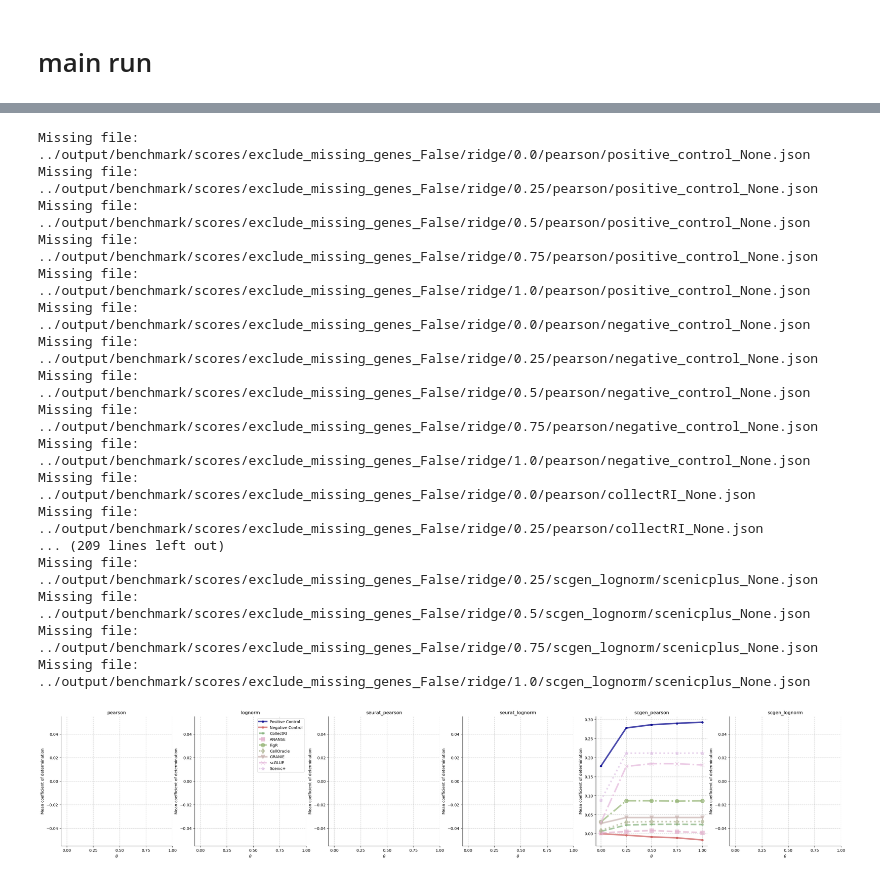
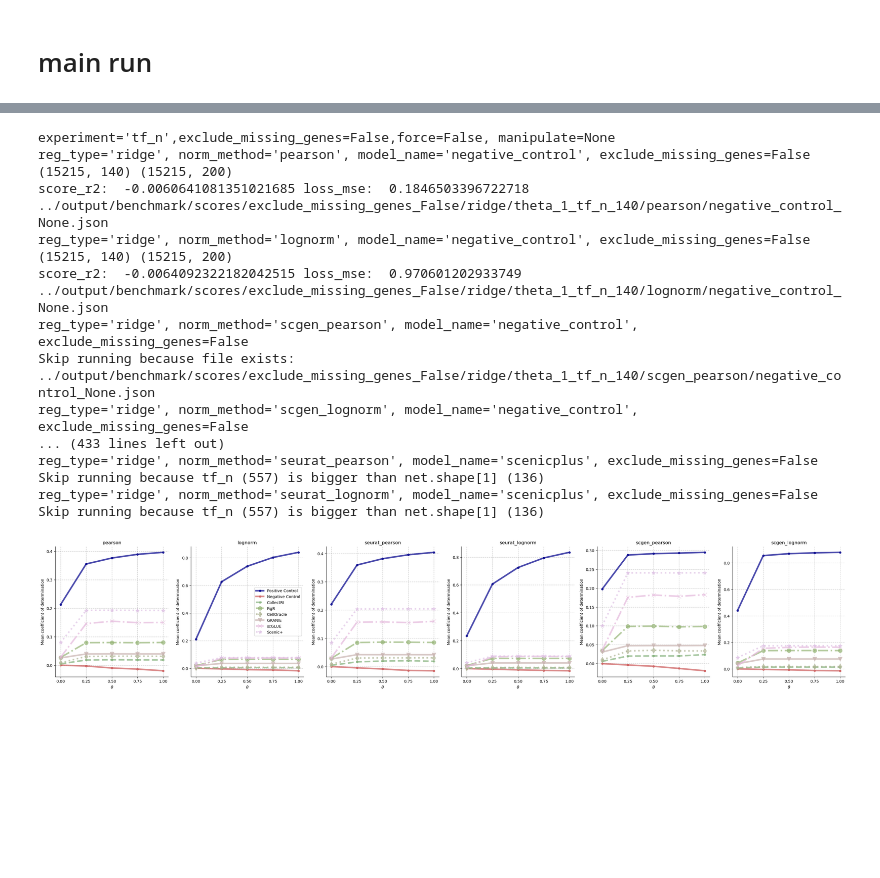
Before and after one commit to janursa/grn_benchmark, a Jupyter notebook: notebooks/first-validation.ipynb, the cells around one changed output, grey strips where cells are left out. Saved outputs shown, nothing was run; the diff lists cells and outputs as text; code cells hidden in the pictures; blank space fills up the shorter version.

```diff
--- a/notebooks/first-validation.ipynb
+++ b/notebooks/first-validation.ipynb
@@ -230,4 +361,37 @@ Missing file: ../output/benchmark/scores/exclude_missing_genes_False/ridge/1.0/l
+# %%
+# EXPERIMENT: different tfs_n
+experiment='tf_n'
+!python regression.py --experiment {experiment}
+# %% [output]
+experiment='tf_n',exclude_missing_genes=False,force=False, manipulate=None
+reg_type='ridge', norm_method='pearson', model_name='negative_control', exclude_missing_genes=False
+(15215, 140) (15215, 200)
+score_r2:  -0.0060641081351021685 loss_mse:  0.1846503396722718
+../output/benchmark/scores/exclude_missing_genes_False/ridge/theta_1_tf_n_140/pearson/negative_control_None.json
+reg_type='ridge', norm_method='lognorm', model_name='negative_control', exclude_missing_genes=False
+(15215, 140) (15215, 200)
+score_r2:  -0.0064092322182042515 loss_mse:  0.970601202933749
+../output/benchmark/scores/exclude_missing_genes_False/ridge/theta_1_tf_n_140/lognorm/negative_control_None.json
+reg_type='ridge', norm_method='scgen_pearson', model_name='negative_control', exclude_missing_genes=False
+Skip running because file exists:  ../output/benchmark/scores/exclude_missing_genes_False/ridge/theta_1_tf_n_140/scgen_pearson/negative_control_None.json
+reg_type='ridge', norm_method='scgen_lognorm', model_name='negative_control', exclude_missing_genes=False
+... (433 lines left out)
+reg_type='ridge', norm_method='seurat_pearson', model_name='scenicplus', exclude_missing_genes=False
+Skip running because tf_n (557) is bigger than net.shape[1] (136)
+reg_type='ridge', norm_method='seurat_lognorm', model_name='scenicplus', exclude_missing_genes=False
+Skip running because tf_n (557) is bigger than net.shape[1] (136)
 # %%
+# experiment with theta
+from regression import format_folder
+
+# SORTED_METHODS = ['positive_control', 'negative_control', 'collectRI', 'FigR', 'CellOracle', 'GRANIE', 'ANANSE', 'scGLUE', 'scenicplus']
+SORTED_METHODS = ['positive_control', 'negative_control', 'collectRI', 'figr', 'celloracle', 'granie', 'scglue', 'scenicplus']
+NORM_METHODS = ['pearson', 'lognorm', 'seurat_pearson', 'seurat_lognorm', 'scgen_pearson', 'scgen_lognorm']
+reg_type = 'ridge'
+tf_n = None
+
+work_dir, exclude_missing_genes, reg_type, theta, tf_n
+
 surrogate_names = {
     'CollectRI': 'CollectRI', 'collectRI':'CollectRI', 'collectRI_sign':'CollectRI-signs',
     'Scenic+': 'Scenic+', 'scenicplus':'Scenic+', 'scenicplus_sign': 'Scenic+-signs',
@@ -287,13 +451,9 @@ MARKERS = {
     'Negative Control': '.'
 }
 
-# SORTED_METHODS = ['positive_control', 'negative_control', 'collectRI', 'FigR', 'CellOracle', 'GRANIE', 'ANANSE', 'scGLUE', 'scenicplus']
-SORTED_METHODS = ['positive_control', 'negative_control', 'collectRI', 'ananse', 'figr', 'celloracle', 'granie', 'scglue', 'scenicplus']
-NORM_METHODS = ['pearson', 'lognorm', 'seurat_pearson', 'seurat_lognorm', 'scgen_pearson', 'scgen_lognorm']
-estimator_t = 'ridge'
 fig, axes = plt.subplots(1, len(NORM_METHODS), figsize=(6*len(NORM_METHODS), 6))
 
-for k, norm2_t,  in enumerate(NORM_METHODS):
+for k, norm_method,  in enumerate(NORM_METHODS):
 
     ax =axes[k]
     ax.grid(alpha=0.4, linewidth=1, color='grey', linestyle='--')
@@ -307,51 +467,34 @@ for k, norm2_t,  in enumerate(NORM_METHODS):
         for theta in np.linspace(0, 1, 5):
             # print(os.path.exists(f'{work_dir}/benchmark/scores/exclude_missing_genes_{exclude_missing_genes}/{estimator_t}/{theta}/'))
             # aa
-            file = f'{work_dir}/benchmark/scores/exclude_missing_genes_{exclude_missing_genes}/{estimator_t}/{theta}/{norm2_t}/{method}_{manipulate}.json'
+            file =  f'{format_folder(work_dir, exclude_missing_genes, reg_type, theta, tf_n, norm_method)}/{method}_{manipulate}.json'
             if not os.path.exists(file):
                 print(f'Missing file: {file}')
                 mean_score = np.nan
             else:
                 with open(file, 'r') as f:
                     data = json.load(f)
                 mean_score = data['mean_score_r2']
 
             series.append(float(mean_score))
 
         ax.plot(
             xs, series, label=surrogate_names[method], color=COLORS[surrogate_names[method]], markersize=10,
             linestyle=LINESTYLES[surrogate_names[method]], marker=MARKERS[surrogate_names[method]], alpha=0.7, linewidth=4
         )
 
     ax.set_xticks(xs)
-    ax.set_title(norm2_t)
+    ax.set_title(norm_method)
     # if k == 0:
 
     if k == 1:
         ax.legend()
     for side in ['right', 'top']:
         ax.spines[side].set_visible(False)
     ax.set_xlabel(r'$\theta$')
     ax.set_ylabel('Mean coefficient of determination')
     #ax.set_ylim([0, 0.65])
 # plt.savefig('../output/benchmark/figs/first-validation-performance-theta.png', dpi=300, transparent=True)
 plt.show()
 # %% [output]
-Missing file: ../output/benchmark/scores/exclude_missing_genes_False/ridge/0.0/pearson/positive_control_None.json
-Missing file: ../output/benchmark/scores/exclude_missing_genes_False/ridge/0.25/pearson/positive_control_None.json
-Missing file: ../output/benchmark/scores/exclude_missing_genes_False/ridge/0.5/pearson/positive_control_None.json
-Missing file: ../output/benchmark/scores/exclude_missing_genes_False/ridge/0.75/pearson/positive_control_None.json
-Missing file: ../output/benchmark/scores/exclude_missing_genes_False/ridge/1.0/pearson/positive_control_None.json
-Missing file: ../output/benchmark/scores/exclude_missing_genes_False/ridge/0.0/pearson/negative_control_None.json
-Missing file: ../output/benchmark/scores/exclude_missing_genes_False/ridge/0.25/pearson/negative_control_None.json
-Missing file: ../output/benchmark/scores/exclude_missing_genes_False/ridge/0.5/pearson/negative_control_None.json
-Missing file: ../output/benchmark/scores/exclude_missing_genes_False/ridge/0.75/pearson/negative_control_None.json
-Missing file: ../output/benchmark/scores/exclude_missing_genes_False/ridge/1.0/pearson/negative_control_None.json
-Missing file: ../output/benchmark/scores/exclude_missing_genes_False/ridge/0.0/pearson/collectRI_None.json
-Missing file: ../output/benchmark/scores/exclude_missing_genes_False/ridge/0.25/pearson/collectRI_None.json
-... (209 lines left out)
-Missing file: ../output/benchmark/scores/exclude_missing_genes_False/ridge/0.25/scgen_lognorm/scenicplus_None.json
-Missing file: ../output/benchmark/scores/exclude_missing_genes_False/ridge/0.5/scgen_lognorm/scenicplus_None.json
-Missing file: ../output/benchmark/scores/exclude_missing_genes_False/ridge/0.75/scgen_lognorm/scenicplus_None.json
-Missing file: ../output/benchmark/scores/exclude_missing_genes_False/ridge/1.0/scgen_lognorm/scenicplus_None.json
-[figure, old version]
+[figure, new version]
```
Also changed, not shown: parts of 18 cells of this notebook, 2 other files.
